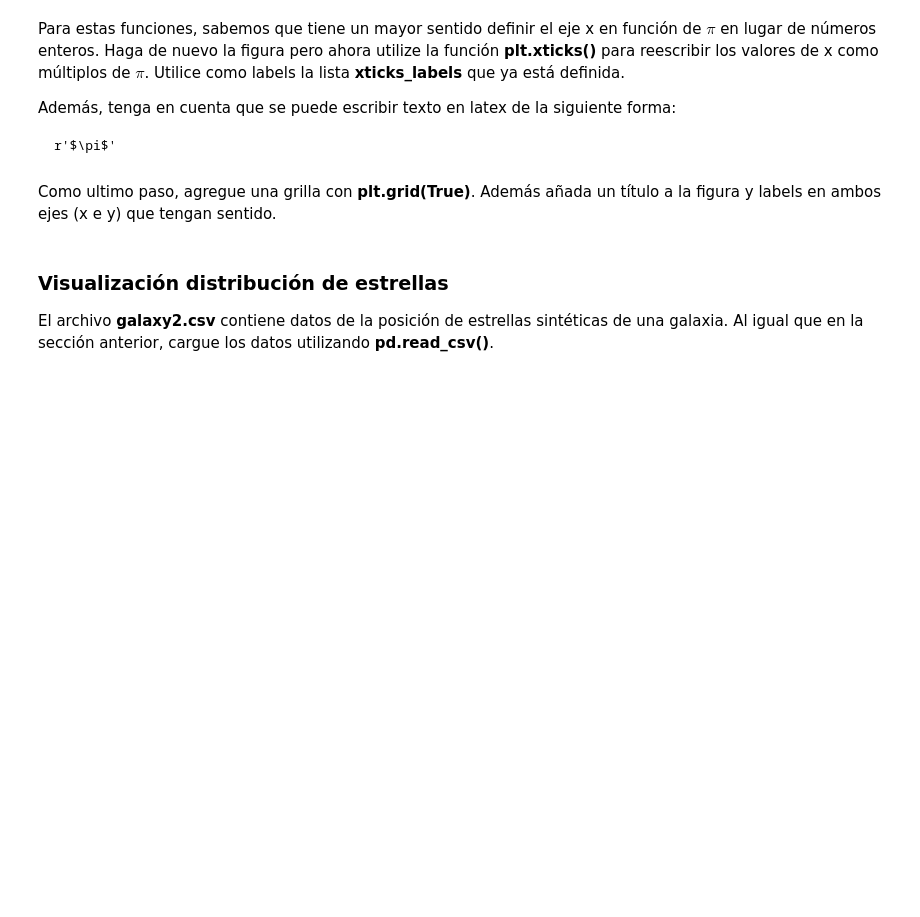
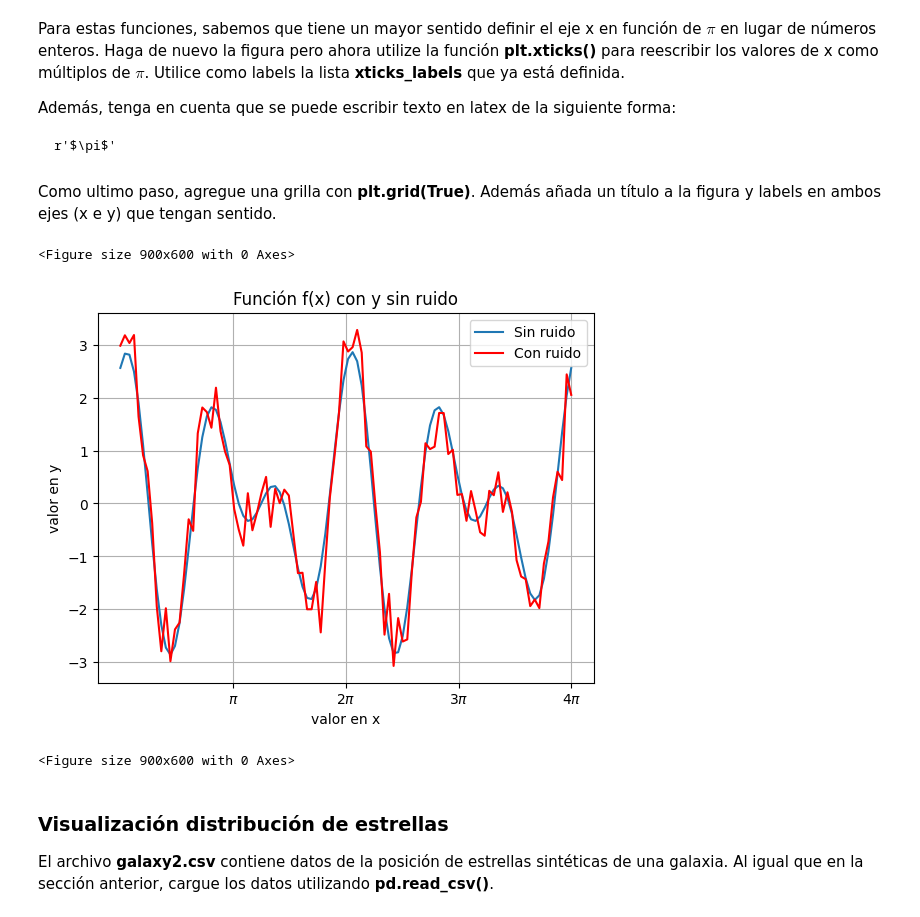
Before and after one commit to azavalac/Tarea-1-Zavala-, a Jupyter notebook: Tarea_1.ipynb, the cells around one changed output. Cells and saved outputs as stored; diff of their text form; code cells hidden in the pictures; blank space fills up the shorter version.

```diff
--- a/Tarea_1.ipynb
+++ b/Tarea_1.ipynb
@@ -316,6 +340,22 @@ r'$\pi$'
 xticks_labels = [r'$\pi$', r'$2\pi$', r'$3\pi$', r'$4\pi$']
 # %% [markdown]
 Como ultimo paso, agregue una grilla con **plt.grid(True)**. Además añada un título a la figura y labels en ambos ejes (x e y) que tengan sentido.
+# %%
+#Se cambia eje x en base a pi
+tick_ub = np.array([np.pi, 2 * np.pi, 3 * np.pi, 4 * np.pi])
+plt.xticks(tick_ub, xticks_labels)
+plt.grid(True)
+plt.xlabel('valor en x')
+plt.ylabel('valor en y')
+plt.title('Función f(x) con y sin ruido')
+plt.plot(x_values, f(x_values), label='Sin ruido')
+plt.plot(x_values, f(x_values) + ruido, color='red', label='Con ruido')
+plt.legend()
+plt.figure(figsize=(9, 6))
+# %% [output]
+<Figure size 900x600 with 0 Axes>
+[figure, added]
+<Figure size 900x600 with 0 Axes>
 # %% [markdown]
 ### Visualización distribución de estrellas
 
```
Also changed, not shown: parts of 6 cells of this notebook.
